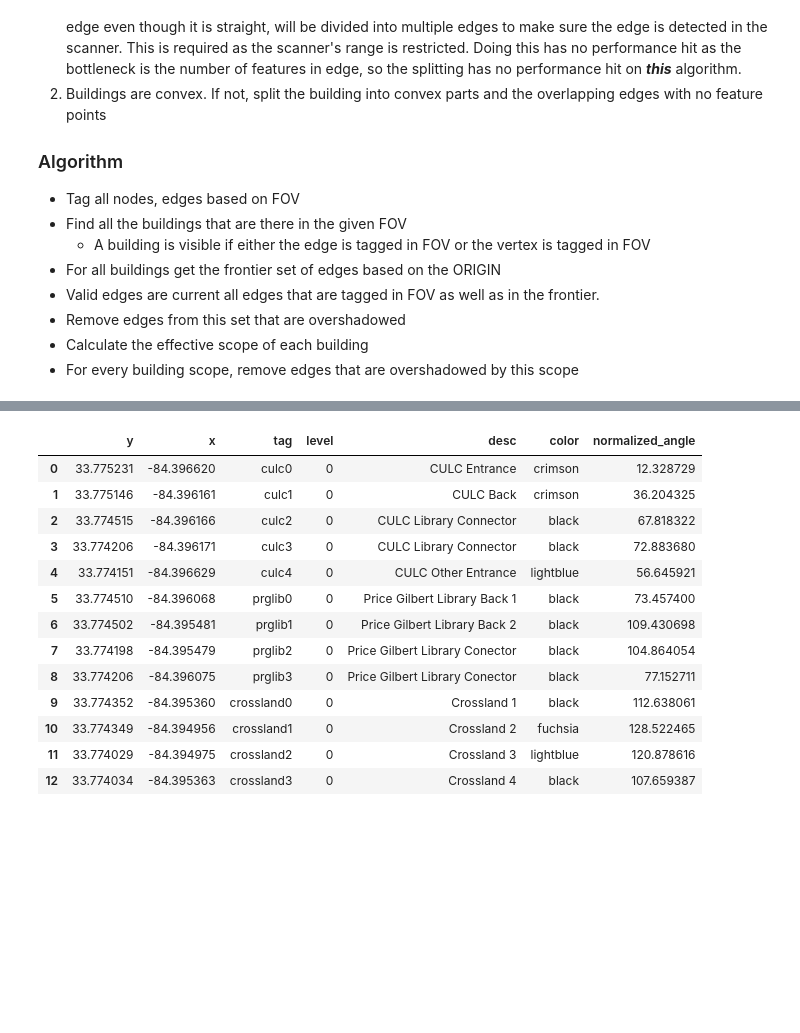
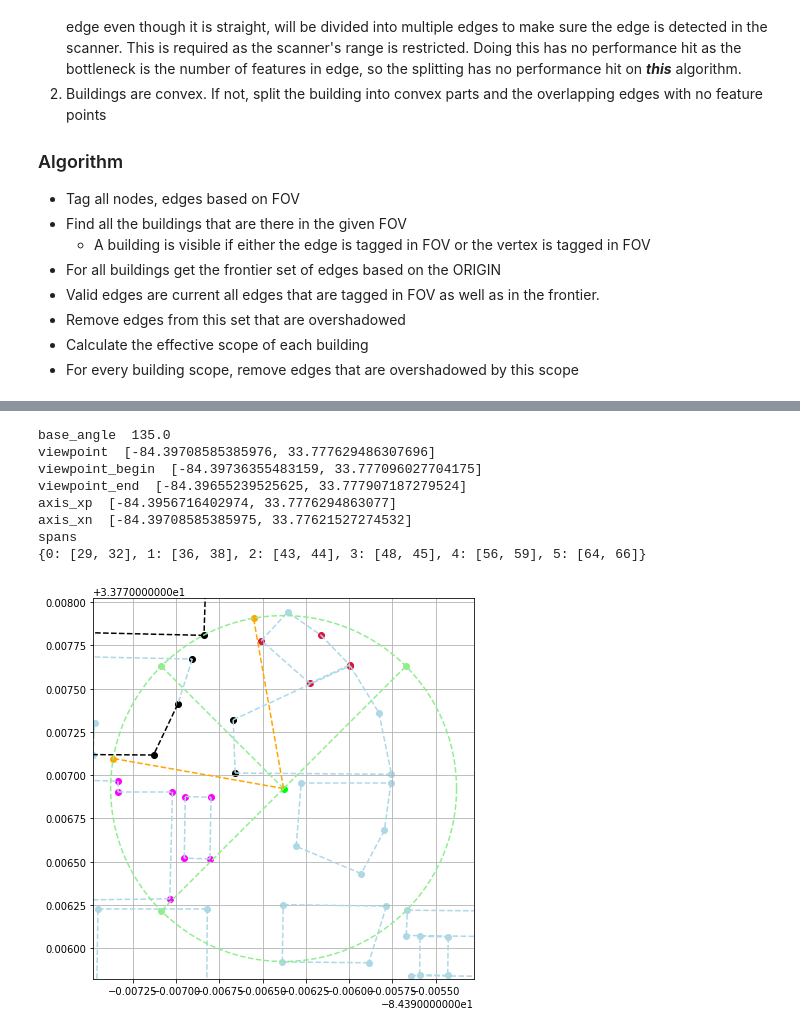
Before and after one commit to AdwaitB/visual-positioning-mci, a Jupyter notebook: python-analysis/scan_playground.ipynb, the cells around one changed output, grey strips where cells are left out. Cells and saved outputs as stored; diff of their text form; code cells hidden in the pictures; blank space fills up the shorter version.

```diff
--- a/python-analysis/scan_playground.ipynb
+++ b/python-analysis/scan_playground.ipynb
@@ -241,20 +19,34 @@ plot_situation(points, edges, viewpoint, viewpoint_begin, viewpoint_end, axis_xp
-# %%
-points
-# %% [output]
-|  | y | x | tag | level | desc | color | normalized_angle |
-| 0 | 33.775231 | -84.396620 | culc0 | 0 | CULC Entrance | crimson | 12.328729 |
-| 1 | 33.775146 | -84.396161 | culc1 | 0 | CULC Back | crimson | 36.204325 |
-| 2 | 33.774515 | -84.396166 | culc2 | 0 | CULC Library Connector | black | 67.818322 |
-| 3 | 33.774206 | -84.396171 | culc3 | 0 | CULC Library Connector | black | 72.883680 |
-| 4 | 33.774151 | -84.396629 | culc4 | 0 | CULC Other Entrance | lightblue | 56.645921 |
-| 5 | 33.774510 | -84.396068 | prglib0 | 0 | Price Gilbert Library Back 1 | black | 73.457400 |
-| 6 | 33.774502 | -84.395481 | prglib1 | 0 | Price Gilbert Library Back 2 | black | 109.430698 |
-| 7 | 33.774198 | -84.395479 | prglib2 | 0 | Price Gilbert Library Conector | black | 104.864054 |
-| 8 | 33.774206 | -84.396075 | prglib3 | 0 | Price Gilbert Library Conector | black | 77.152711 |
-| 9 | 33.774352 | -84.395360 | crossland0 | 0 | Crossland 1 | black | 112.638061 |
-| 10 | 33.774349 | -84.394956 | crossland1 | 0 | Crossland 2 | fuchsia | 128.522465 |
-| 11 | 33.774029 | -84.394975 | crossland2 | 0 | Crossland 3 | lightblue | 120.878616 |
-| 12 | 33.774034 | -84.395363 | crossland3 | 0 | Crossland 4 | black | 107.659387 |
+# %%
+if ORIGINAL_DATA:
+    radius = 0.001
+#     origin = [33.77435829374495, -84.397344643052] # Tech green
+#     origin = [33.7754096889298, -84.39580062968061] # Bus Stop
+#     origin = [33.77567129853454, -84.39715893627394] # Hive
+#     origin = [33.77637681793485, -84.39690871277799] # Pettit
+    origin = [33.77692237952651, -84.39637874707857] # Klaus
+#     origin = [33.77570781753953, -84.39607218474292] # Industrial Design
+    origin.reverse()
+
+    DIFF = 0.001
+else:
+    radius = 6.5
+    origin = [4, 4]
+
+    DIFF = 0.1
+
+direction = [-1, 1]
+
+edges = tag_edges_by_view(origin, direction, radius)
+# %% [output]
+base_angle  135.0
+viewpoint  [-84.39708585385976, 33.777629486307696]
+viewpoint_begin  [-84.39736355483159, 33.777096027704175]
+viewpoint_end  [-84.39655239525625, 33.777907187279524]
+axis_xp  [-84.3956716402974, 33.7776294863077]
+axis_xn  [-84.39708585385975, 33.77621527274532]
+spans
+{0: [29, 32], 1: [36, 38], 2: [43, 44], 3: [48, 45], 4: [56, 59], 5: [64, 66]}
+[figure, added]
 # %%
 edges
 # %% [output]
```
Also changed, not shown: parts of 12 cells of this notebook, 6 other files.
